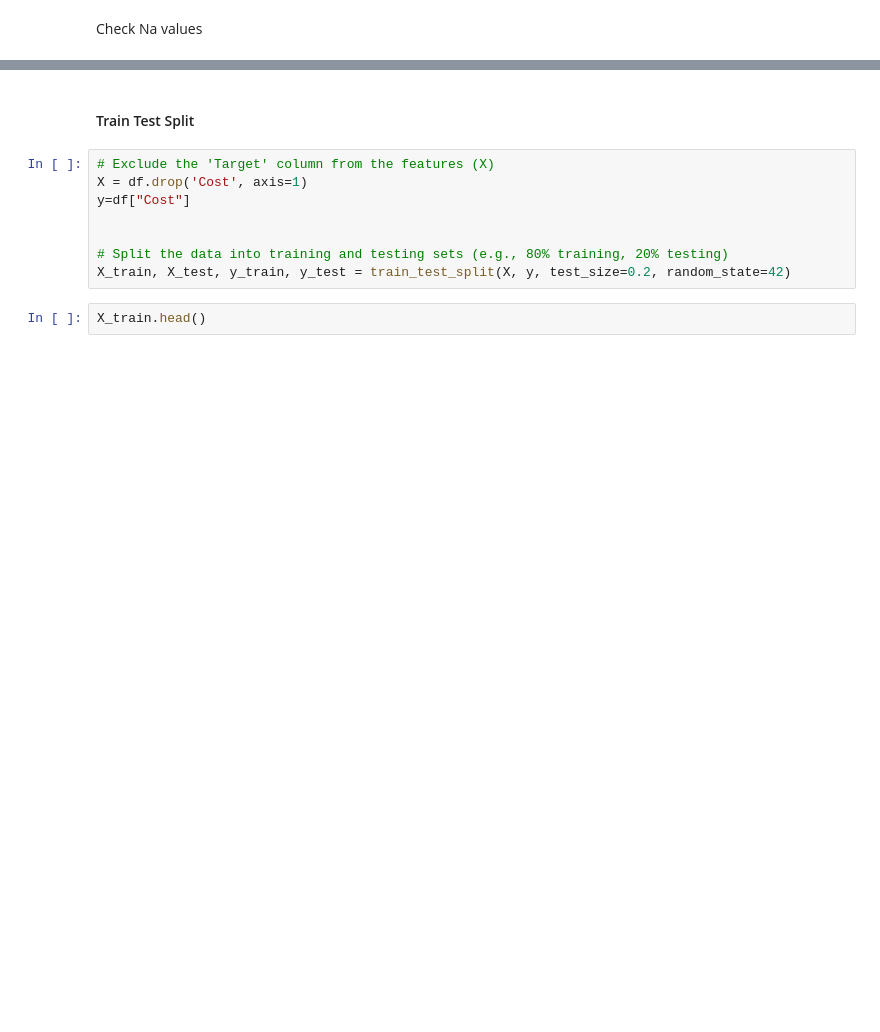
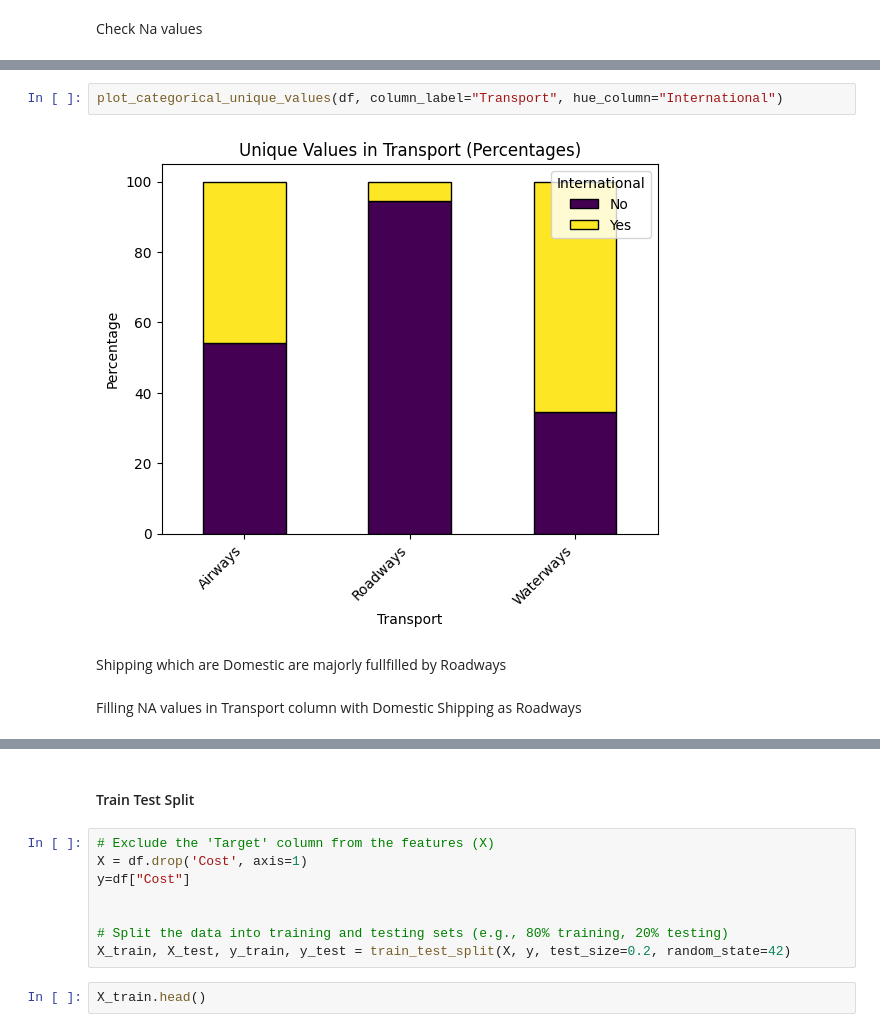
Before and after one commit to Hitesh-Nimbalkar/ML_Project, a Jupyter notebook: Notebook/EDA.ipynb, the cells around one changed output, grey strips where cells are left out. Drawn from its saved outputs; the diff is of its cells as text; blank space fills up the shorter version.

```diff
--- a/Notebook/EDA.ipynb
+++ b/Notebook/EDA.ipynb
@@ -134,0 +248,8 @@ Remote_Location: 11.86%
+# %%
+plot_categorical_unique_values(df, column_label="Transport", hue_column="International")
+# %% [output]
+[figure, added]
+# %% [markdown]
+Shipping which are Domestic are majorly fullfilled by Roadways
+# %% [markdown]
+Filling NA values in Transport column with Domestic Shipping as Roadways
```
Also changed, not shown: parts of 27 cells of this notebook.
